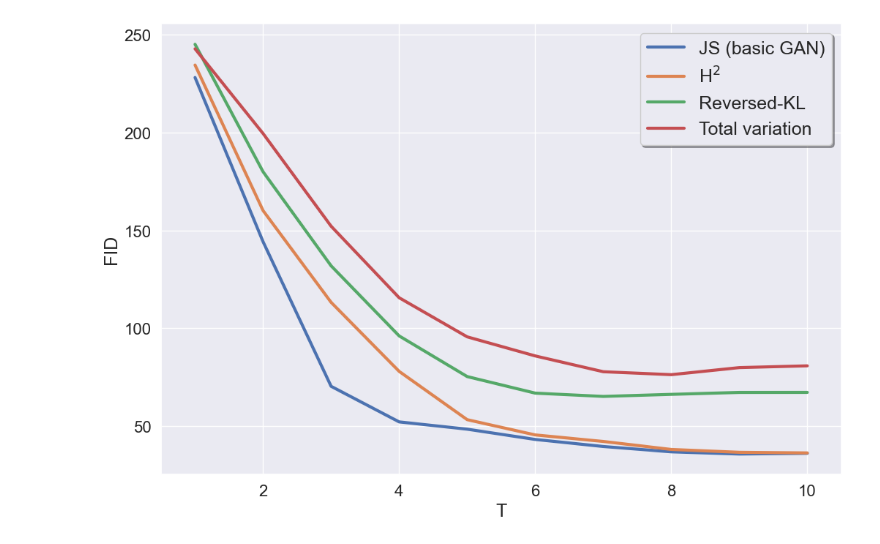
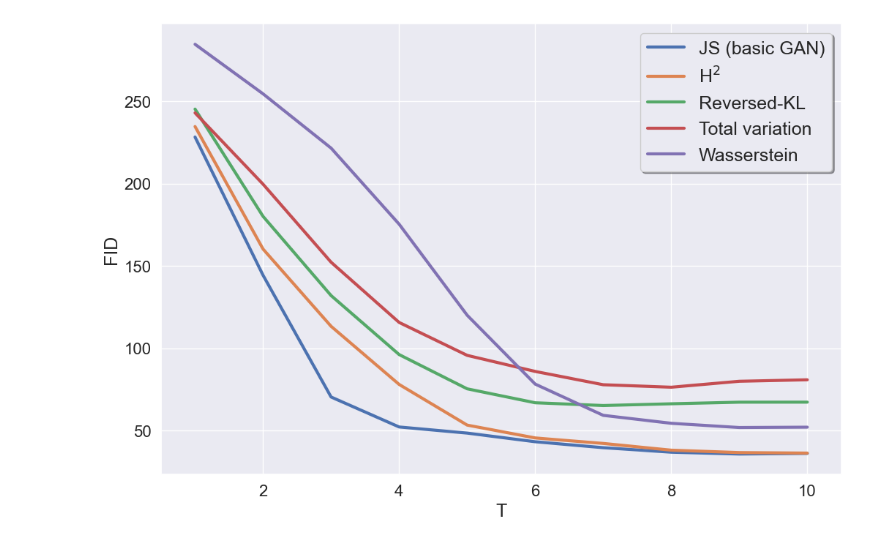
Before and after one commit to intsystems/2023-Project-124, a Jupyter notebook: code/graphs.ipynb, the cells around one changed output. Saved outputs shown, nothing was run; the diff lists cells and outputs as text; code cells hidden in the pictures.

```diff
--- a/code/graphs.ipynb
+++ b/code/graphs.ipynb
@@ -12,29 +12,31 @@ with open('FID_scores_FMNIST_ddgan_tv.npy', "rb") as f:
     scores_tv = np.load(f)
 with open('FID_scores_FMNIST_ddgan.npy', "rb") as f:
     scores = np.load(f)
+with open('FID_scores_FMNIST_ddgan_wd.npy', "rb") as f:
+    scores_wd = np.load(f)
 # %%
 import seaborn as sns
 sns.set_theme(style='darkgrid')
 
 plt.figure(figsize=(12,8))
 
 num_steps = np.arange(1, 11, 1)
 
 plt.plot(num_steps, scores, lw=3, label='JS (basic GAN)')
 plt.plot(num_steps, scores_h2, lw=3, label='H$^2$')
 plt.plot(num_steps, scores_rkl, lw=3, label='Reversed-KL')
 plt.plot(num_steps, scores_tv, lw=3, label='Total variation')
-
+plt.plot(num_steps, scores_wd, lw=3, label='Wasserstein')
 
 plt.xlabel("T", fontsize=18)
 plt.ylabel("FID", fontsize=18)
 plt.xticks(fontsize=16)
 plt.yticks(fontsize=16)
 plt.xlim(left=0.5, right=10.5)
 
 plt.legend(loc='upper right', fontsize=18, shadow=True)
 
 plt.savefig("DDGAN_ALL_FID_FMNIST.png", bbox_inches='tight')
 plt.show()
 # %% [output]
-[figure, old version]
+[figure, new version]
```
Also changed, not shown: 3 other files.
